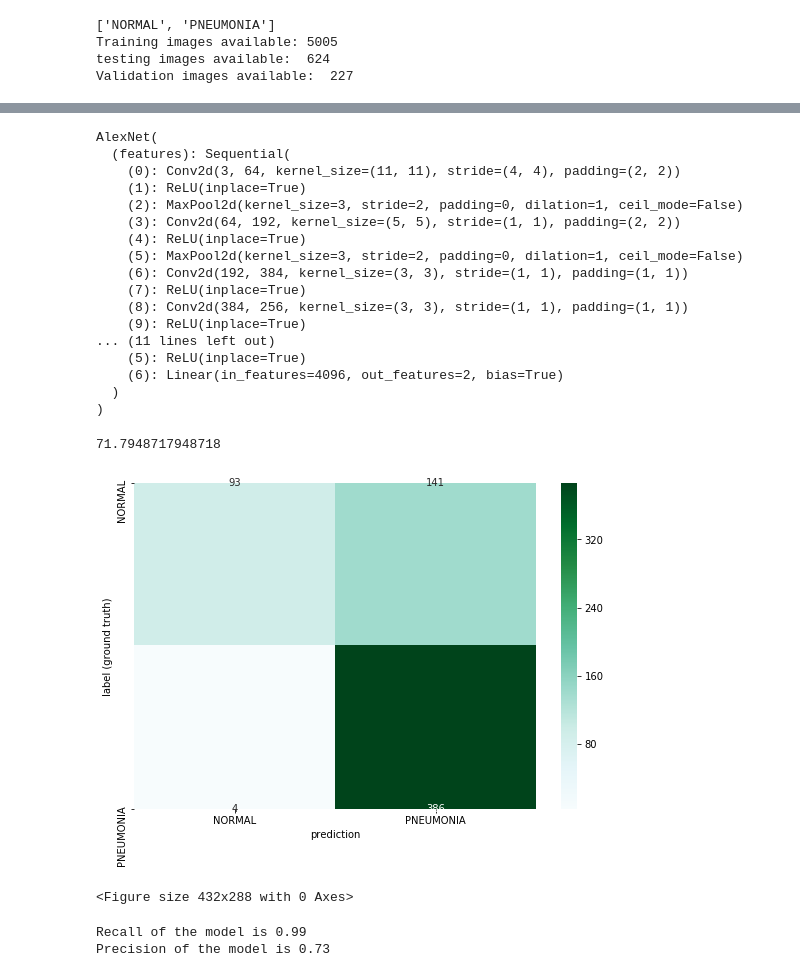
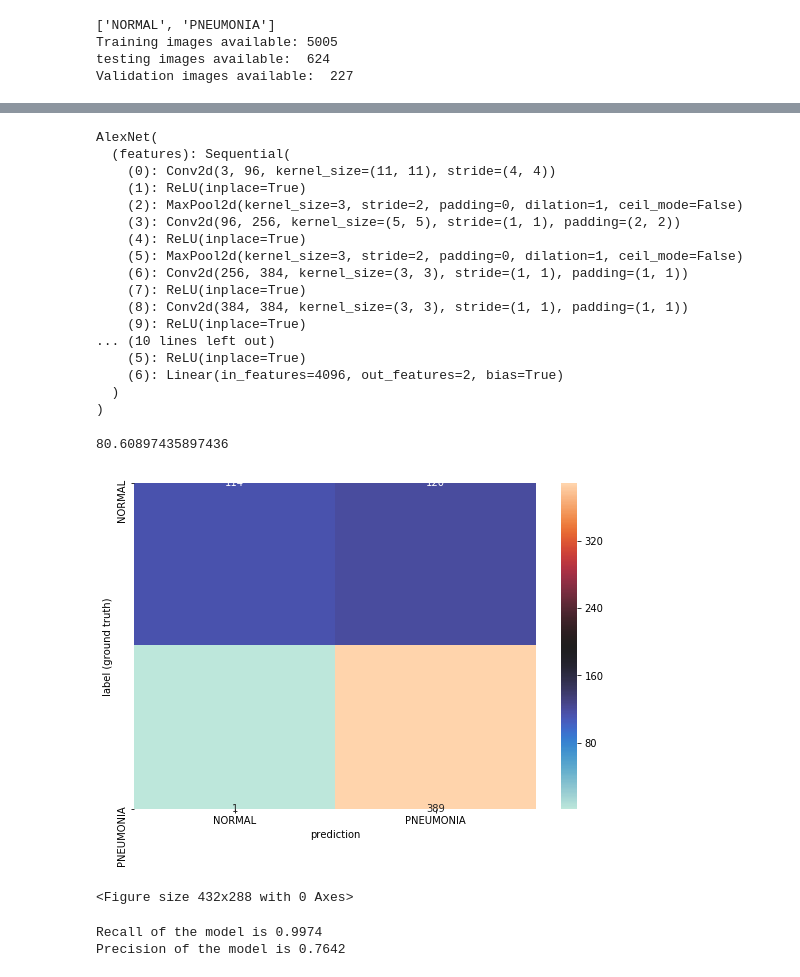
Before and after one commit to Lauro199471/chest-xray-pneumonia, a Jupyter notebook: code/AlexNet/alexnet.ipynb, the cells around one changed output, grey strips where cells are left out. Cells and saved outputs as stored; diff of their text form; code cells hidden in the pictures.

Commit message:
revised alexnet

```diff
--- a/code/AlexNet/alexnet.ipynb
+++ b/code/AlexNet/alexnet.ipynb
@@ -38,7 +38,7 @@ val_transform = transforms.Compose([
         transforms.ToTensor(),
     ])
 # %%
-root = '../chest_xray/'
+root = '../../chest_xray/'
 
 torch.manual_seed(101)
 train_data = datasets.ImageFolder(os.path.join(root, 'train'), transform=train_transform)
@@ -113,7 +116,7 @@ class AlexNet(nn.Module):
 torch.manual_seed(200)
 model = AlexNet().cuda()
 criterion = nn.CrossEntropyLoss()
-optimizer = torch.optim.Adam(model.parameters(), lr=0.001)
+optimizer = torch.optim.Adam(model.parameters(), lr=0.0001)
 model.eval()
 # %% [output]
 AlexNet(
@@ -149,6 +152,7 @@ epochs = 150
 for i in range(epochs):
     trn_corr = 0
     tst_corr = 0
+    avg_loss = 0
 
     # Run the training batches
     for b, (X_train, y_train) in enumerate(train_loader):
@@ -158,6 +162,7 @@ for i in range(epochs):
         # Apply the model
         y_pred = model(X_train)
         loss = criterion(y_pred, y_train)
+        avg_loss += loss
 
         # Tally the number of correct predictions
         predicted = torch.max(y_pred.data, 1)[1]
@@ -169,12 +174,12 @@ for i in range(epochs):
         loss.backward()
         optimizer.step()
         # Print interim results
-        if b % ((len(train_data)-len(train_data)%10)/batch_size) == 0 or b == (int(len(train_data)/batch_size)):
-            print(f'epoch: {model.epoch:2}  batch: {b:4} [{batch_size*b:6}/{len(train_data)}]  loss: {loss.item():10.8f}  \
-                    accuracy: {trn_corr.item()*100/(batch_size*b):7.3f}%')
+    avg_loss /= b
+    print(f'epoch: {model.epoch:2}  loss: {avg_loss:10.8f}  \
+            accuracy: {trn_corr.item()*100/(batch_size*b):7.3f}%')
 
     torch.cuda.empty_cache()
-    model.train_losses.append(loss)
+    model.train_losses.append(avg_loss)
     model.train_correct.append(trn_corr)
 
     # Run the valing batches
@@ -252,57 +257,61 @@ print(tst_corr.item()/624*100)
 # %%
-model2 = torch.load('AlexnetEpoch99.pt')
+model2 = torch.load('AlexnetEpoch40.pt')
 # model2= model
 # model2.load_state_dict(torch.load('AlexnetEpoch11.pt'))
 model2.eval()
 # %% [output]
 AlexNet(
   (features): Sequential(
-    (0): Conv2d(3, 64, kernel_size=(11, 11), stride=(4, 4), padding=(2, 2))
+    (0): Conv2d(3, 96, kernel_size=(11, 11), stride=(4, 4))
     (1): ReLU(inplace=True)
     (2): MaxPool2d(kernel_size=3, stride=2, padding=0, dilation=1, ceil_mode=False)
-    (3): Conv2d(64, 192, kernel_size=(5, 5), stride=(1, 1), padding=(2, 2))
+    (3): Conv2d(96, 256, kernel_size=(5, 5), stride=(1, 1), padding=(2, 2))
     (4): ReLU(inplace=True)
     (5): MaxPool2d(kernel_size=3, stride=2, padding=0, dilation=1, ceil_mode=False)
-    (6): Conv2d(192, 384, kernel_size=(3, 3), stride=(1, 1), padding=(1, 1))
+    (6): Conv2d(256, 384, kernel_size=(3, 3), stride=(1, 1), padding=(1, 1))
     (7): ReLU(inplace=True)
-    (8): Conv2d(384, 256, kernel_size=(3, 3), stride=(1, 1), padding=(1, 1))
+    (8): Conv2d(384, 384, kernel_size=(3, 3), stride=(1, 1), padding=(1, 1))
     (9): ReLU(inplace=True)
-... (11 lines left out)
+... (10 lines left out)
     (5): ReLU(inplace=True)
     (6): Linear(in_features=4096, out_features=2, bias=True)
   )
 )
 # %%
-test_load_all = DataLoader(test_data, batch_size=len(test_data), shuffle=False)
-
 with torch.no_grad():
     correct = 0
-    for X_test, y_test in test_load_all:
+    for X_test, y_test in test_loader:
         X_test, y_test = X_test.to(device), y_test.to(device)
         y_val = model2(X_test)
         predicted = torch.max(y_val,1)[1]
+        if correct == 0:
+            test_vals = y_test
+            pred_vals = predicted
+        else:
+            test_vals = torch.cat((test_vals, y_test))
+            pred_vals = torch.cat((pred_vals, predicted))
         correct += (predicted == y_test).sum()
 
-print(tst_corr.item()/624*100)
-arr = confusion_matrix(y_test.view(-1).cpu(), predicted.view(-1).cpu())
+print(correct.item()/len(test_data)*100)
+arr = confusion_matrix(test_vals.view(-1).cpu(), pred_vals.view(-1).cpu())
 df_cm = pd.DataFrame(arr, class_names, class_names)
 plt.figure(figsize = (9,6))
-sn.heatmap(df_cm, annot=True, fmt="d", cmap='BuGn')
+sn.heatmap(df_cm, annot=True, fmt="d", cmap='icefire')
 plt.xlabel("prediction")
 plt.ylabel("label (ground truth)")
 plt.show();
 plt.savefig("AlexnetHeatMap.png")
 # %% [output]
-71.7948717948718
+80.60897435897436
-[figure, old version]
+[figure, new version]
 <Figure size 432x288 with 0 Axes>
 # %%
 tn, fp, fn, tp = arr.ravel()
 precision = tp/(tp+fp)
 recall = tp/(tp+fn)
 
-print("Recall of the model is {:.2f}".format(recall))
-print("Precision of the model is {:.2f}".format(precision))
+print("Recall of the model is {:.4f}".format(recall))
+print("Precision of the model is {:.4f}".format(precision))
 # %% [output]
-Recall of the model is 0.99
-Precision of the model is 0.73
+Recall of the model is 0.9974
+Precision of the model is 0.7642
```
Also changed, not shown: parts of 6 cells of this notebook, 3 other files.
